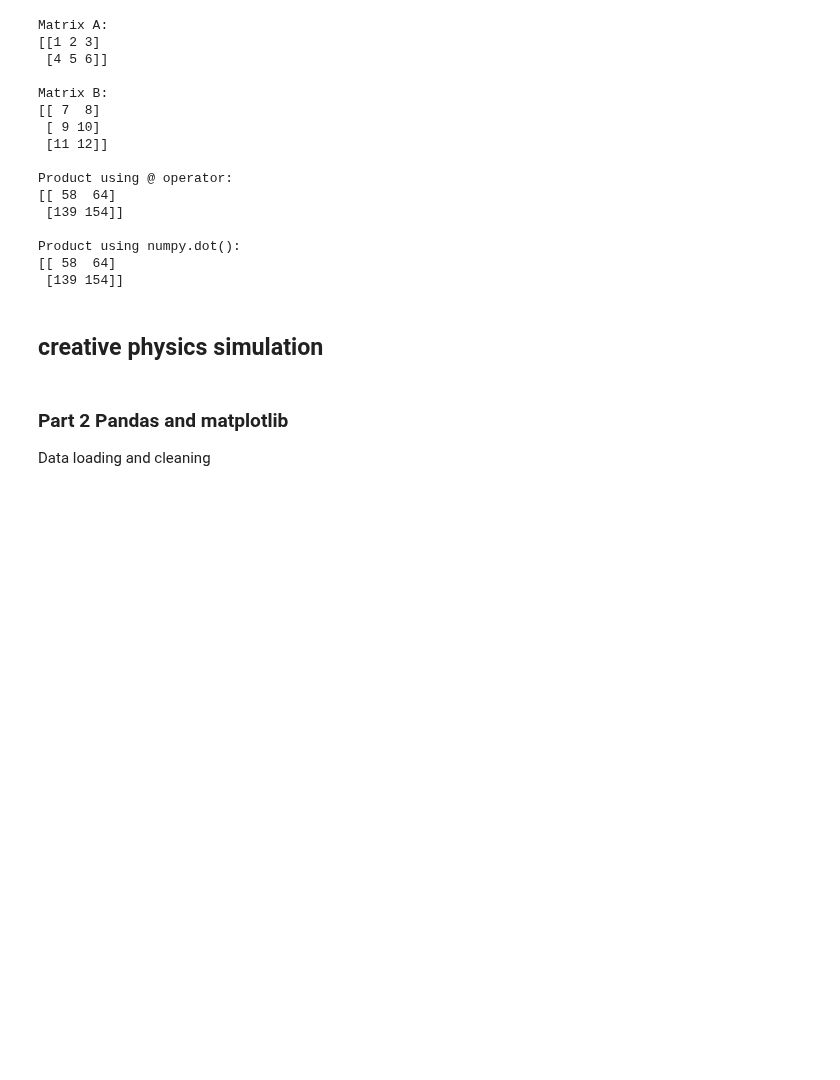
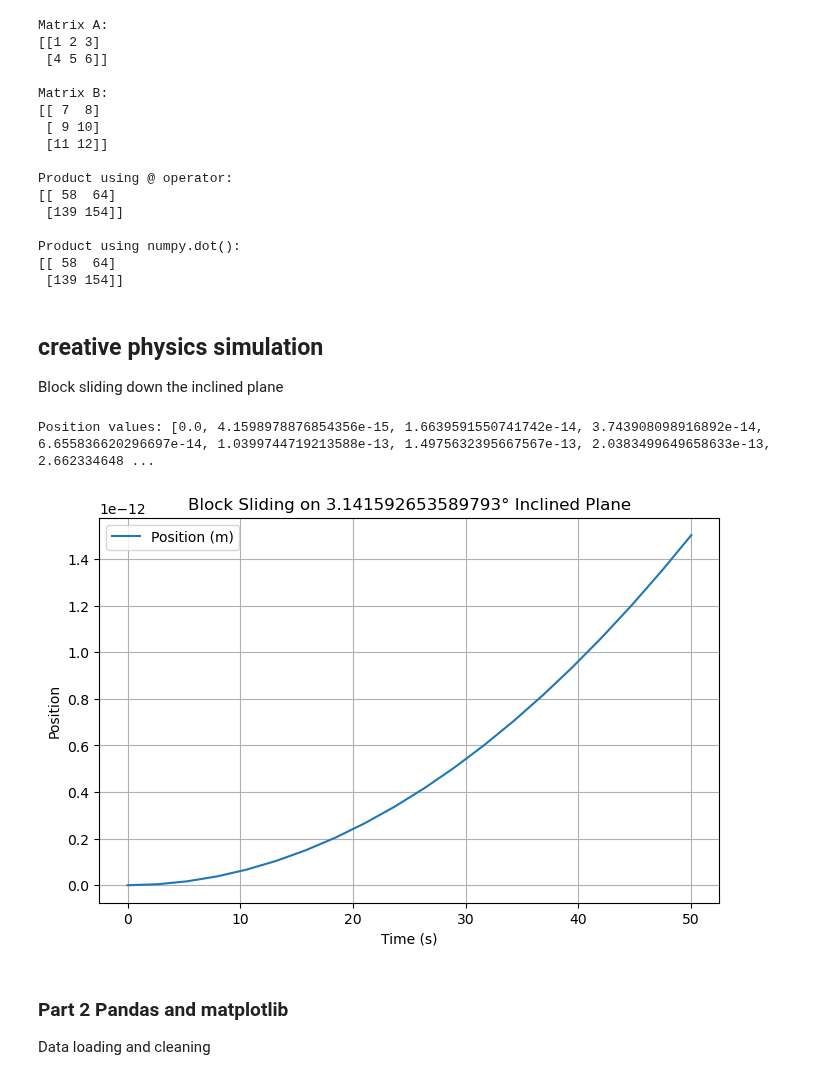
Before and after one commit to yadav-404/SICNAP_2025_yadav, a Jupyter notebook: assignments2.ipynb, the cells around one changed output. Saved outputs shown, nothing was run; the diff lists cells and outputs as text; code cells hidden in the pictures; blank space fills up the shorter version.

```diff
--- a/assignments2.ipynb
+++ b/assignments2.ipynb
@@ -217,6 +217,49 @@ Product using numpy.dot():
  [139 154]]
 # %% [markdown]
 ## creative physics simulation
+
+
+Block sliding down the inclined plane
+# %%
+# Block sliding down an inclined plane
+
+# Parameters
+g = 9.81  # gravity (m/s^2)
+theta = 180 * np.pi / 180  # incline angle in degrees
+
+a = g * np.sin(theta)  # acceleration along incline
+
+# Time steps
+t = np.linspace(0, 50, 20)
+#print(t)
+# Position and velocity
+s = 0.5 * a * t**2
+v = a * t
+
+s_values = []
+v_values = []
+for i in t:
+    s= 0.5 * a * i**2  # Calculate position at time i
+    v = a * i  # Calculate velocity at time i
+
+    #s[i] = round(s[i], 2)  # Round position to 2 decimal places
+    s_values.append(s)
+    v_values.append(v)
+
+print("Position values:", s_values)
+# Plot position
+plt.figure(figsize=(8, 5))
+plt.plot(t, s_values, label='Position (m)')
+# plt.plot(t, v_values, label='Velocity (m/s)')
+plt.title(f'Block Sliding on {theta}° Inclined Plane')
+plt.xlabel('Time (s)')
+plt.ylabel('Position')
+plt.legend()
+plt.grid(True)
+plt.show()
+# %% [output]
+Position values: [0.0, 4.1598978876854356e-15, 1.6639591550741742e-14, 3.743908098916892e-14, 6.655836620296697e-14, 1.0399744719213588e-13, 1.4975632395667567e-13, 2.0383499649658633e-13, 2.662334648 ...
+[figure, added]
 # %% [markdown]
 ### Part 2 Pandas and matplotlib
 
```
Also changed, not shown: parts of 3 cells of this notebook.
